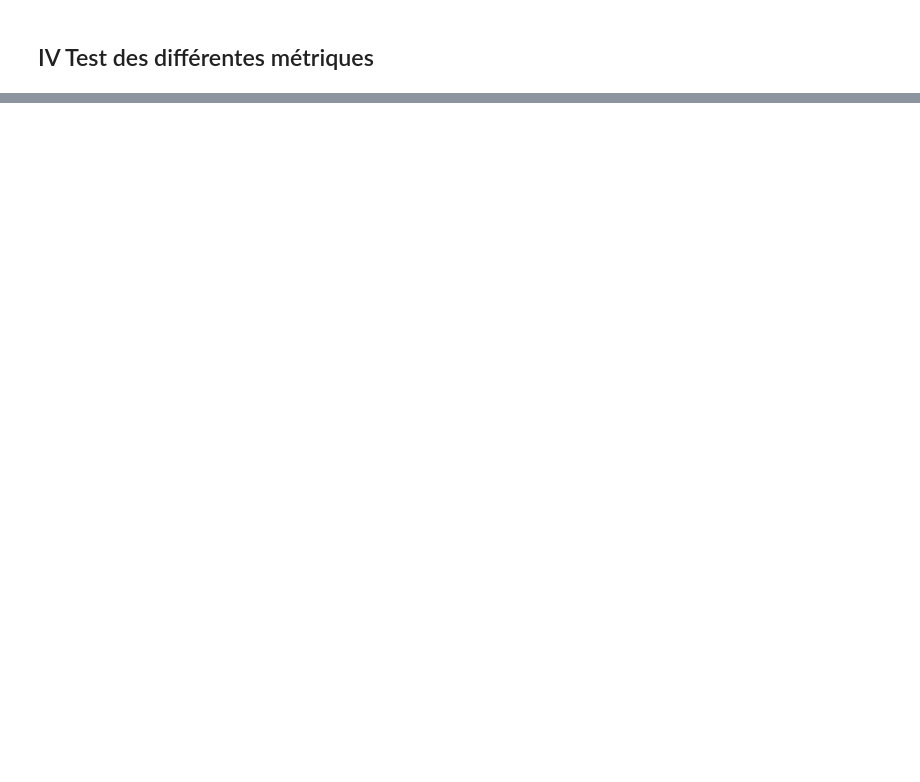
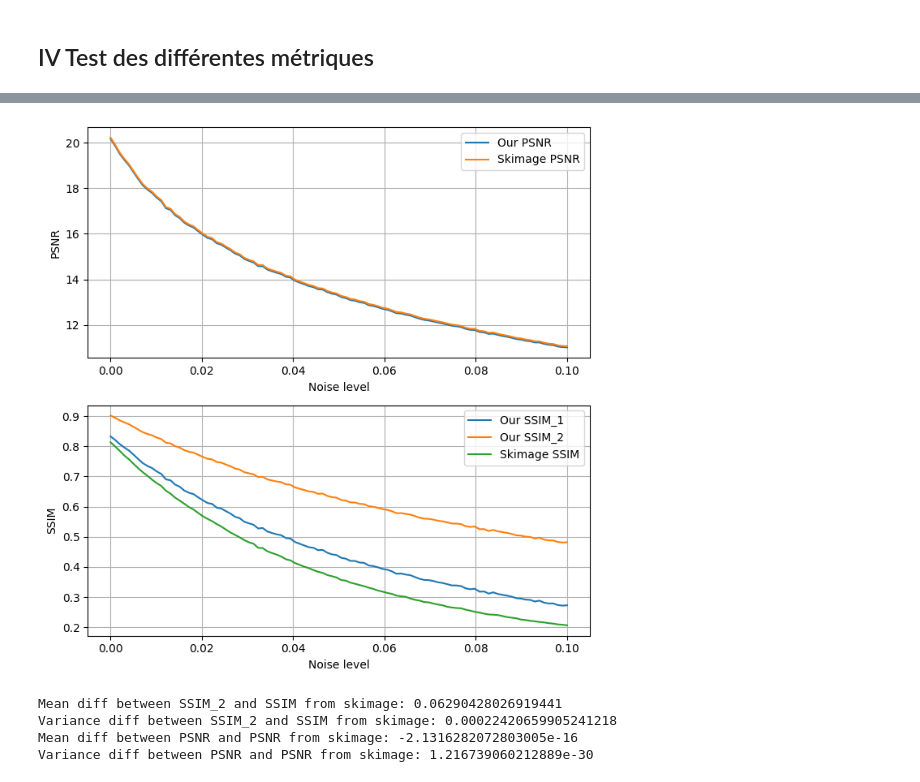
Before and after one commit to MightyCode/Super-Resolution-Project, a Jupyter notebook: compare_methods.ipynb, the cells around one changed output, grey strips where cells are left out. Saved outputs shown, nothing was run; the diff lists cells and outputs as text; code cells hidden in the pictures; blank space fills up the shorter version.

Commit message:
test metrics on notebook

```diff
--- a/compare_methods.ipynb
+++ b/compare_methods.ipynb
@@ -64,0 +76,23 @@ mp.tight_layout()
+# %%
+rng = np.linspace(0, 0.1, 100)
+
+our_psnr = []
+skimage_psnr = []
+our_ssim_1 = []
+our_ssim_2 = []
+skimage_ssim = []
+
+for i in range(0, len(rng)):
+    new_image = Damager.add_salt_and_pepper_noise(cat, rng[i])
+
+    our_psnr.append(Metric.PSNR(cat, new_image))
+
+    # add little value to avoid same curve in the plot
+    skimage_psnr.append(peak_signal_noise_ratio(cat, new_image))
+    our_ssim_1.append(Metric.SSIM(cat, new_image))
+    our_ssim_2.append(Metric.SSIM_2(cat, new_image))
+    skimage_ssim.append(structural_similarity(cat, new_image, win_size=3, multichannel=False))
+
+    # Print advancement
+    if i % 10 == 0:
+        print(f'Advancement: {i}/{len(rng)}')
@@ -64,0 +110,38 @@ mp.tight_layout()
+# %%
+
+# Do two sub plots and plot the results (psnr for on case and ssim_1, ssim_2 for the other)
+fig, axs = plt.subplots(2, 1, figsize=(7, 7))
+axs[0].plot(rng, our_psnr, label='Our PSNR')
+axs[0].plot(rng, skimage_psnr, label='Skimage PSNR')
+axs[0].set_xlabel('Noise level')
+axs[0].set_ylabel('PSNR')
+axs[0].legend()
+axs[0].grid()
+
+axs[1].plot(rng, our_ssim_1, label='Our SSIM_1')
+axs[1].plot(rng, our_ssim_2, label='Our SSIM_2')
+axs[1].plot(rng, skimage_ssim, label='Skimage SSIM')
+axs[1].set_xlabel('Noise level')
+axs[1].set_ylabel('SSIM')
+axs[1].legend()
+axs[1].grid()
+
+plt.tight_layout()
+plt.show()
+# %% [output]
+[figure, added]
+# %%
+# Show mean both mean diff and variance between SSIM_2 and SSIM from skimage
+
+print(f'Mean diff between SSIM_2 and SSIM from skimage: {np.mean(np.array(our_ssim_1) - np.array(skimage_ssim))}')
+print(f'Variance diff between SSIM_2 and SSIM from skimage: {np.var(np.array(our_ssim_1) - np.array(skimage_ssim))}')
+
+# Show mean both mean diff and variance between PSNR and PSNR from skimage
+
+print(f'Mean diff between PSNR and PSNR from skimage: {np.mean(np.array(our_psnr) - np.array(skimage_psnr))}')
+print(f'Variance diff between PSNR and PSNR from skimage: {np.var(np.array(our_psnr) - np.array(skimage_psnr))}')
+# %% [output]
+Mean diff between SSIM_2 and SSIM from skimage: 0.06290428026919441
+Variance diff between SSIM_2 and SSIM from skimage: 0.00022420659905241218
+Mean diff between PSNR and PSNR from skimage: -2.1316282072803005e-16
+Variance diff between PSNR and PSNR from skimage: 1.216739060212889e-30
```
Also changed, not shown: parts of 6 cells of this notebook, 11 other files.
